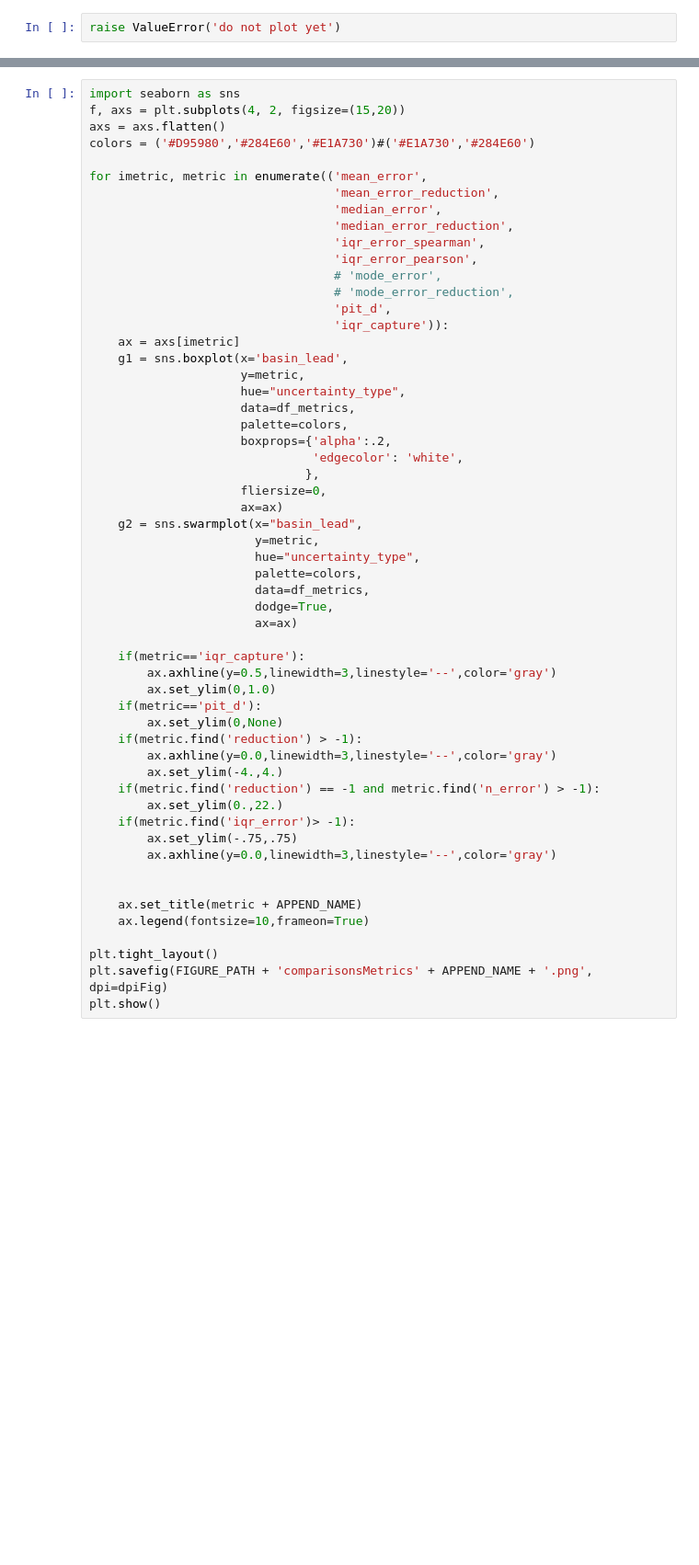
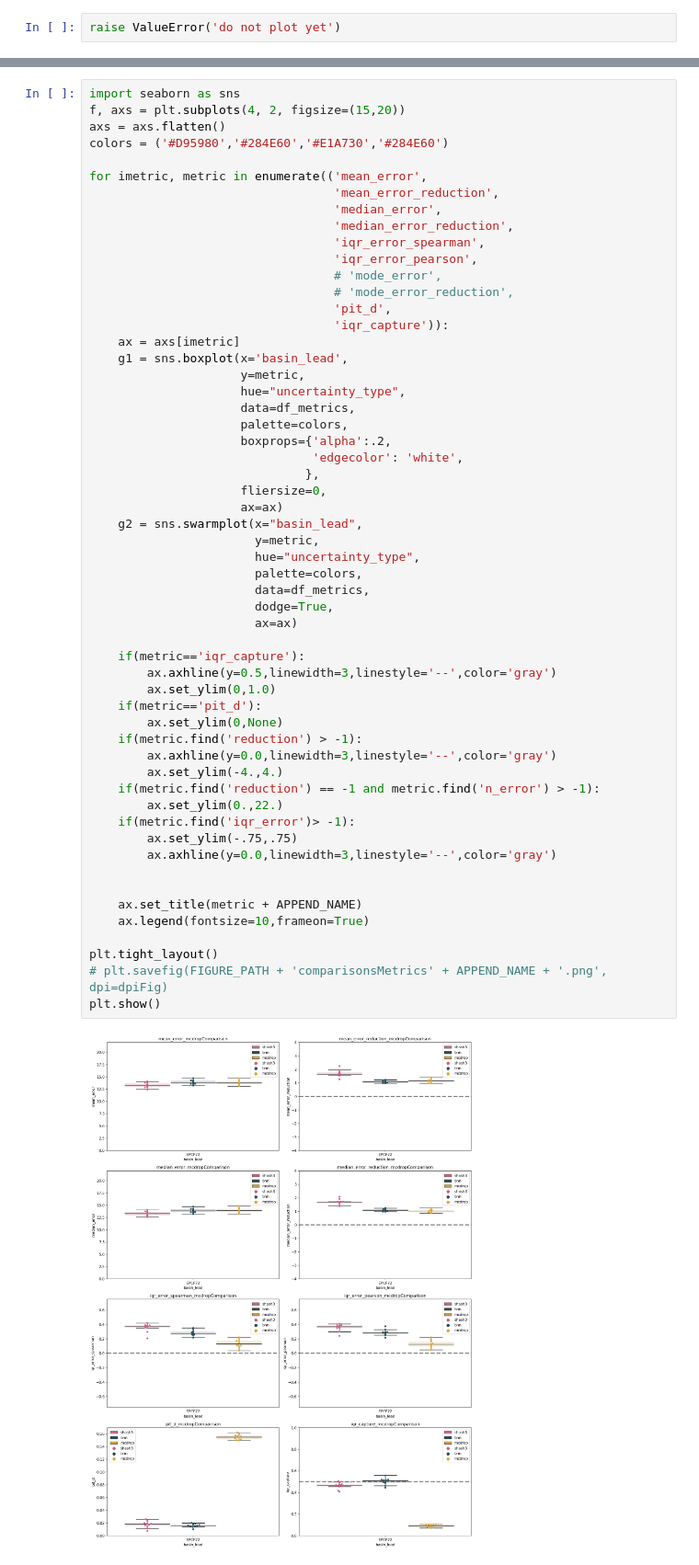
Before and after one commit to eabarnes1010/hurricane_uqcomparisons, a Jupyter notebook: _summarize_metrics.ipynb, the cells around one changed output, grey strips where cells are left out. Shown at 92% size. Drawn from its saved outputs; the diff is of its cells as text; blank space fills up the shorter version.

```diff
--- a/_summarize_metrics.ipynb
+++ b/_summarize_metrics.ipynb
@@ -336,7 +374,7 @@ df_metrics
 import seaborn as sns
 f, axs = plt.subplots(4, 2, figsize=(15,20))
 axs = axs.flatten()
-colors = ('#D95980','#284E60','#E1A730')#('#E1A730','#284E60')
+colors = ('#D95980','#284E60','#E1A730','#284E60')
 
 for imetric, metric in enumerate(('mean_error',
                                   'mean_error_reduction',
@@ -360,34 +398,36 @@ for imetric, metric in enumerate(('mean_error',
                      fliersize=0,
                      ax=ax)
     g2 = sns.swarmplot(x="basin_lead",
                        y=metric,
                        hue="uncertainty_type",
                        palette=colors,
                        data=df_metrics,
                        dodge=True,
                        ax=ax)
 
     if(metric=='iqr_capture'):
         ax.axhline(y=0.5,linewidth=3,linestyle='--',color='gray')
         ax.set_ylim(0,1.0)
     if(metric=='pit_d'):
         ax.set_ylim(0,None)
     if(metric.find('reduction') > -1):
         ax.axhline(y=0.0,linewidth=3,linestyle='--',color='gray')
         ax.set_ylim(-4.,4.)
     if(metric.find('reduction') == -1 and metric.find('n_error') > -1):
         ax.set_ylim(0.,22.)
     if(metric.find('iqr_error')> -1):
         ax.set_ylim(-.75,.75)
         ax.axhline(y=0.0,linewidth=3,linestyle='--',color='gray')
 
 
     ax.set_title(metric + APPEND_NAME)
     ax.legend(fontsize=10,frameon=True)
 
 plt.tight_layout()
-plt.savefig(FIGURE_PATH + 'comparisonsMetrics' + APPEND_NAME + '.png', dpi=dpiFig)
+# plt.savefig(FIGURE_PATH + 'comparisonsMetrics' + APPEND_NAME + '.png', dpi=dpiFig)
 plt.show()
+# %% [output]
+[figure, added]
 # %%
 # import seaborn as sns
 # f, axs = plt.subplots(4, 2, figsize=(15,50))
```
Also changed, not shown: parts of 7 cells of this notebook, 44 other files.
